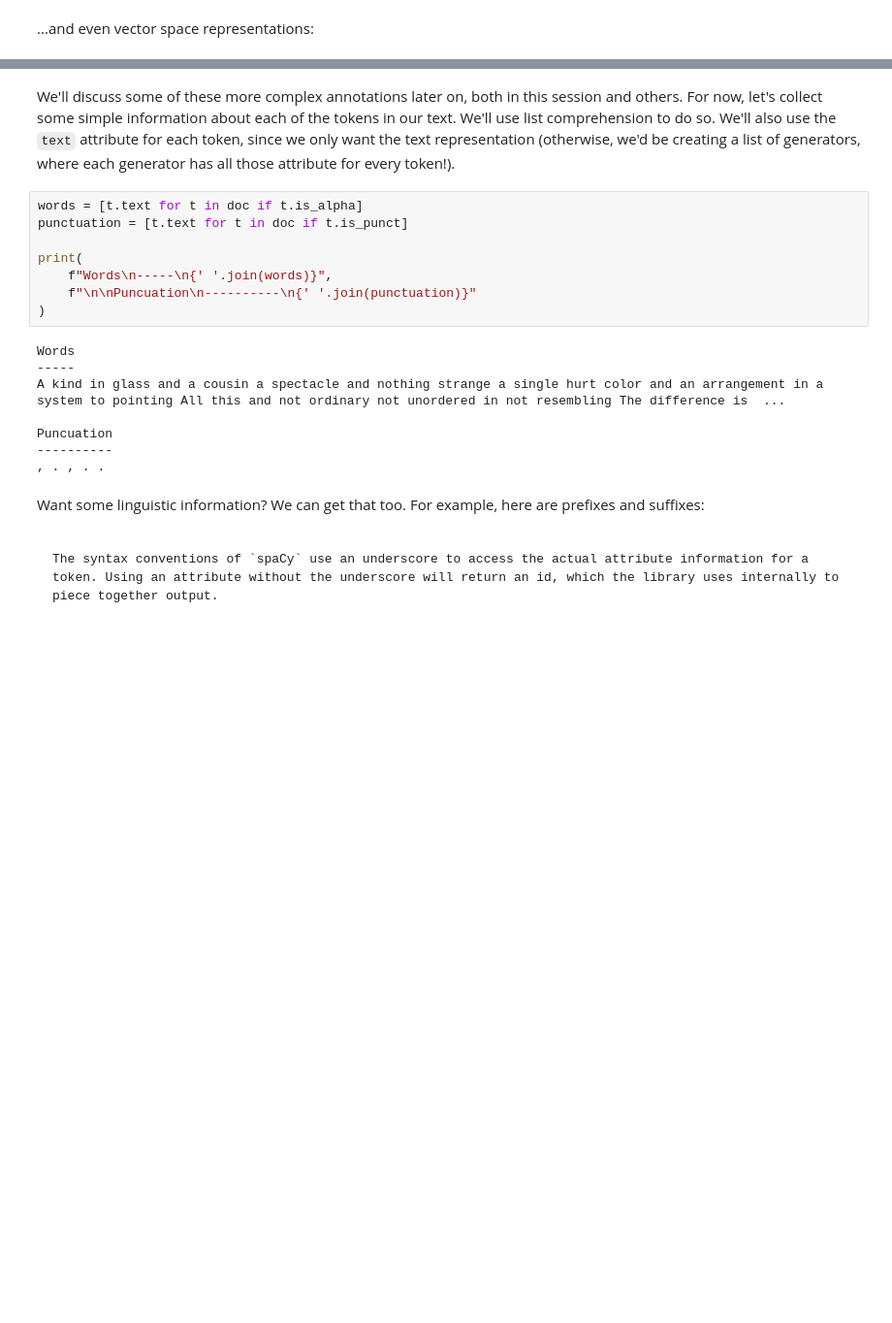
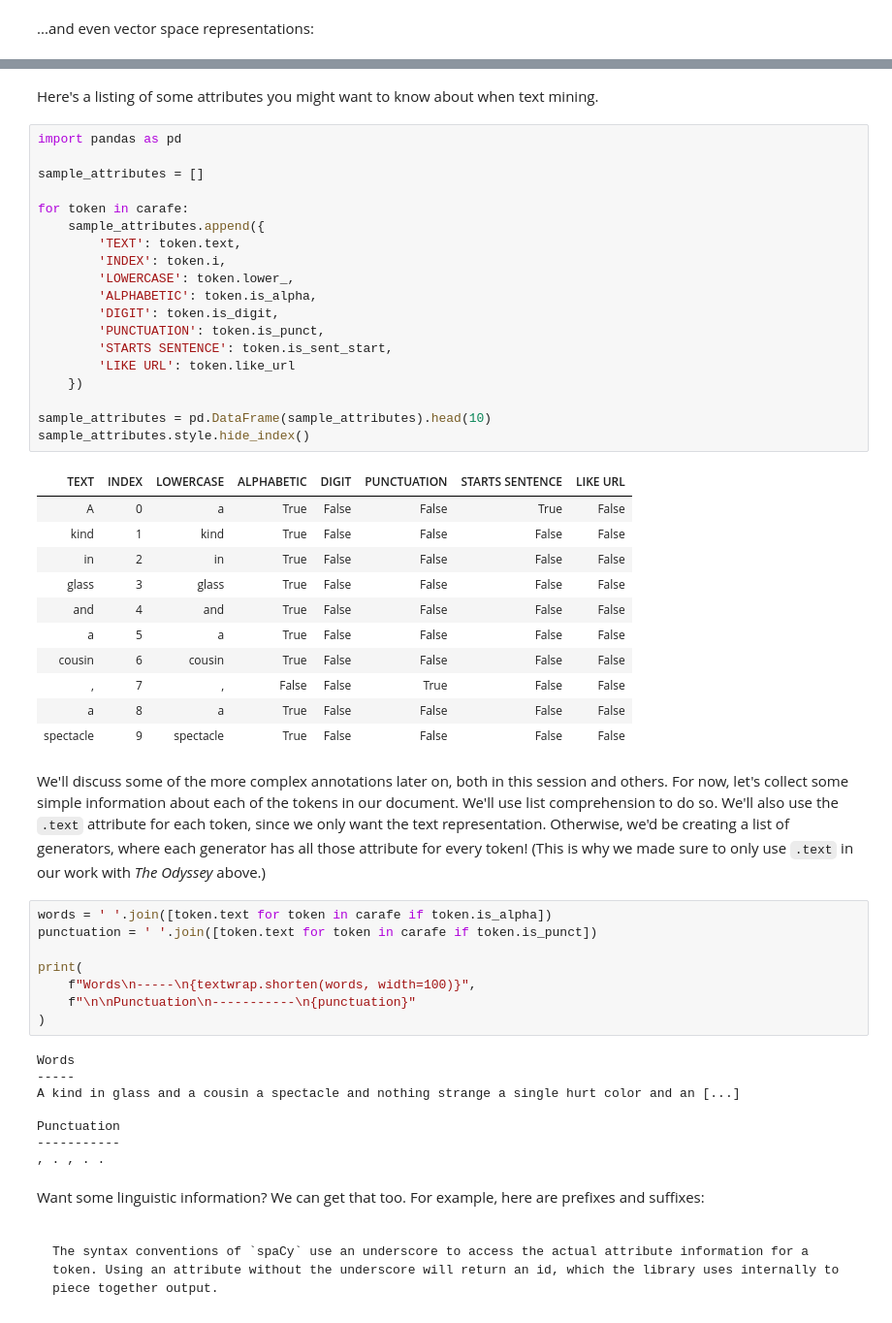
Before and after one commit to ucdavisdatalab/workshop_nlp_with_python, a Jupyter notebook: 02_text-annotation-with-spacy.ipynb, the cells around one changed output, grey strips where cells are left out. Shown at 97% size. Cells and saved outputs as stored; diff of their text form; blank space fills up the shorter version.

Commit message:
wrote most of the code covered in this session

```diff
--- a/02_text-annotation-with-spacy.ipynb
+++ b/02_text-annotation-with-spacy.ipynb
@@ -234,23 +272,56 @@ array([-1.4859e-01, -1.7940e-01,  4.3666e-02,  1.5748e-01,  1.3568e-01,
        -5.4544e-01,  1.2056e-01,  2.9463e-01,  1.4404e-01, -2.9775e-01,
         4.5954e-01, -2.8968e-01,  2.5130e-01,  2.2969e-01,  4.5593e-01],
       dtype=float32)
+# %% [markdown]
+Here's a listing of some attributes you might want to know about when text mining.
+# %%
+import pandas as pd
+
+sample_attributes = []
+
+for token in carafe:
+    sample_attributes.append({
+        'TEXT': token.text,
+        'INDEX': token.i,
+        'LOWERCASE': token.lower_,
+        'ALPHABETIC': token.is_alpha,
+        'DIGIT': token.is_digit,
+        'PUNCTUATION': token.is_punct,
+        'STARTS SENTENCE': token.is_sent_start,
+        'LIKE URL': token.like_url
+    })
+
+sample_attributes = pd.DataFrame(sample_attributes).head(10)
+sample_attributes.style.hide_index()
+# %% [output]
+| TEXT | INDEX | LOWERCASE | ALPHABETIC | DIGIT | PUNCTUATION | STARTS SENTENCE | LIKE URL |
+| A | 0 | a | True | False | False | True | False |
+| kind | 1 | kind | True | False | False | False | False |
+| in | 2 | in | True | False | False | False | False |
+| glass | 3 | glass | True | False | False | False | False |
+| and | 4 | and | True | False | False | False | False |
+| a | 5 | a | True | False | False | False | False |
+| cousin | 6 | cousin | True | False | False | False | False |
+| , | 7 | , | False | False | True | False | False |
+| a | 8 | a | True | False | False | False | False |
+| spectacle | 9 | spectacle | True | False | False | False | False |
 # %% [markdown]
-We'll discuss some of these more complex annotations later on, both in this session and others. For now, let's collect some simple information about each of the tokens in our text. We'll use list comprehension to do so. We'll also use the `text` attribute for each token, since we only want the text representation (otherwise, we'd be creating a list of generators, where each generator has all those attribute for every token!).
+We'll discuss some of the more complex annotations later on, both in this session and others. For now, let's collect some simple information about each of the tokens in our document. We'll use list comprehension to do so. We'll also use the `.text` attribute for each token, since we only want the text representation. Otherwise, we'd be creating a list of generators, where each generator has all those attribute for every token! (This is why we made sure to only use `.text` in our work with _The Odyssey_ above.)
 # %%
-words = [t.text for t in doc if t.is_alpha]
-punctuation = [t.text for t in doc if t.is_punct]
+words = ' '.join([token.text for token in carafe if token.is_alpha])
+punctuation = ' '.join([token.text for token in carafe if token.is_punct])
 
 print(
-    f"Words\n-----\n{' '.join(words)}",
-    f"\n\nPuncuation\n----------\n{' '.join(punctuation)}"
+    f"Words\n-----\n{textwrap.shorten(words, width=100)}",
+    f"\n\nPunctuation\n-----------\n{punctuation}"
 )
 # %% [output]
 Words
 -----
-A kind in glass and a cousin a spectacle and nothing strange a single hurt color and an arrangement in a system to pointing All this and not ordinary not unordered in not resembling The difference is  ...
+A kind in glass and a cousin a spectacle and nothing strange a single hurt color and an [...]
 
-Puncuation
-----------
+Punctuation
+-----------
 , . , . .
 # %% [markdown]
 Want some linguistic information? We can get that too. For example, here are prefixes and suffixes:
```
Also changed, not shown: parts of 73 cells of this notebook.
